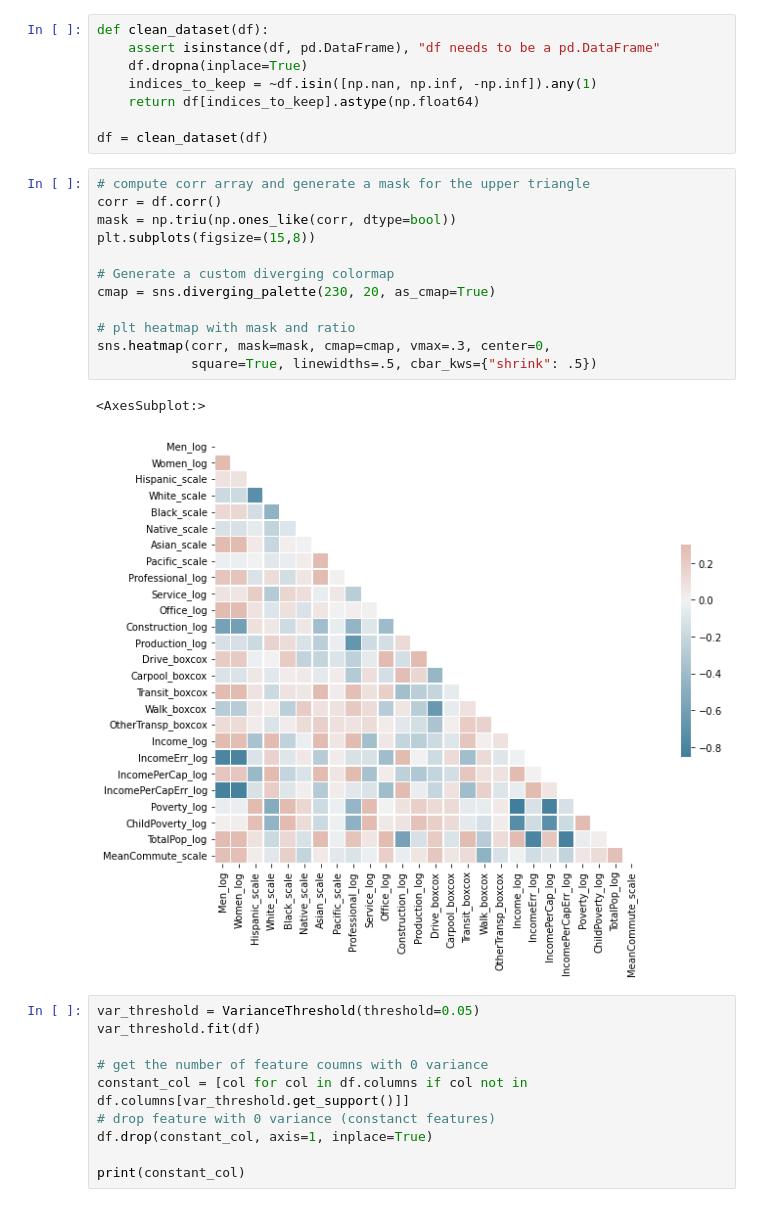
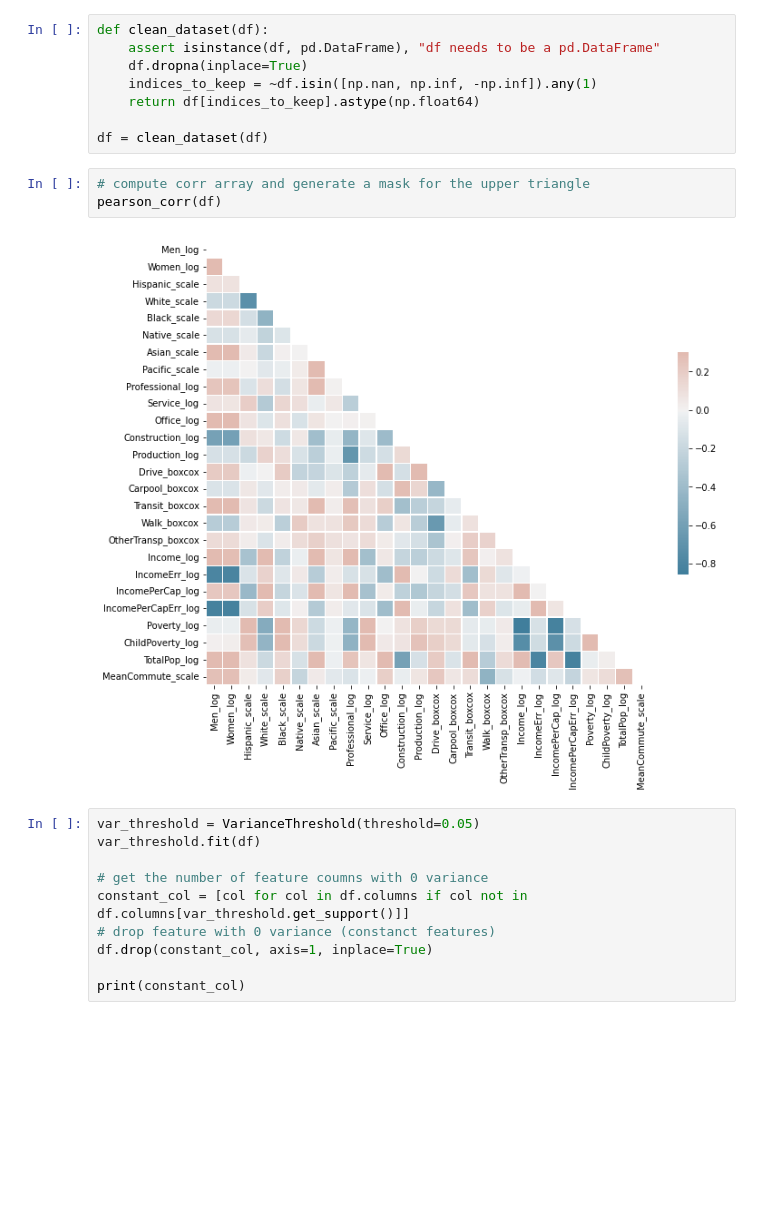
Before and after one commit to jf20541/EDA-FeatureEngineering-FeatureSelection, a Jupyter notebook: notebooks/population_segmentation.ipynb, the cells around one changed output. Drawn from its saved outputs; the diff is of its cells as text; blank space fills up the shorter version.

```diff
--- a/notebooks/population_segmentation.ipynb
+++ b/notebooks/population_segmentation.ipynb
@@ -427,21 +412,11 @@ def clean_dataset(df):
     return df[indices_to_keep].astype(np.float64)
 
 df = clean_dataset(df)
-# %%
-# compute corr array and generate a mask for the upper triangle
-corr = df.corr()
-mask = np.triu(np.ones_like(corr, dtype=bool))
-plt.subplots(figsize=(15,8))
-
-# Generate a custom diverging colormap
-cmap = sns.diverging_palette(230, 20, as_cmap=True)
-
-# plt heatmap with mask and ratio
-sns.heatmap(corr, mask=mask, cmap=cmap, vmax=.3, center=0,
-            square=True, linewidths=.5, cbar_kws={"shrink": .5})
-# %% [output]
-<AxesSubplot:>
-[figure, removed]
+# %%
+# compute corr array and generate a mask for the upper triangle
+pearson_corr(df)
+# %% [output]
+[figure, added]
 # %%
 var_threshold = VarianceThreshold(threshold=0.05)
 var_threshold.fit(df)
```
Also changed, not shown: parts of 16 cells of this notebook, 1 other file.
